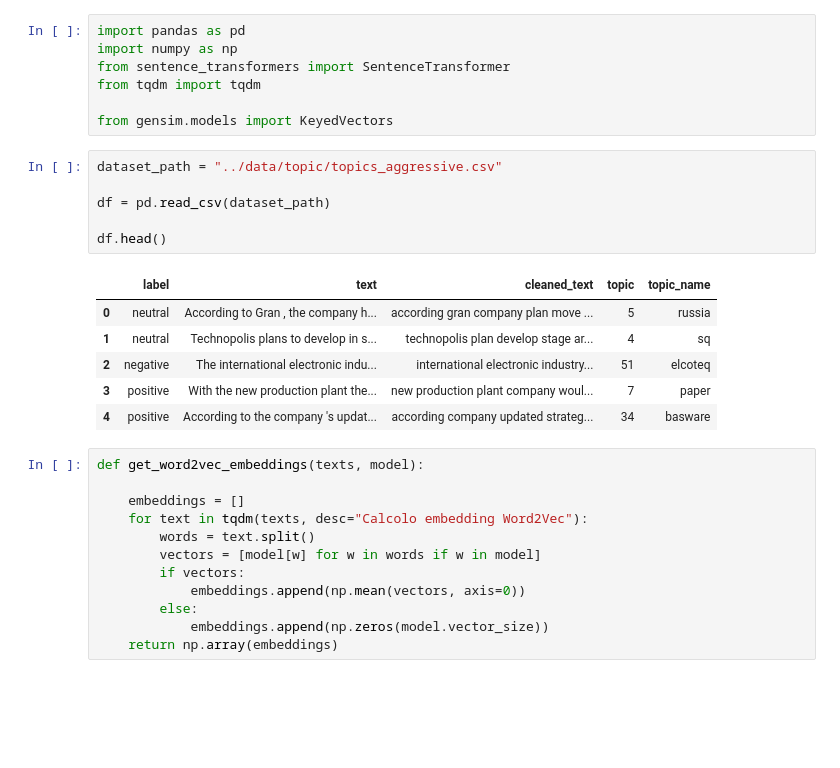
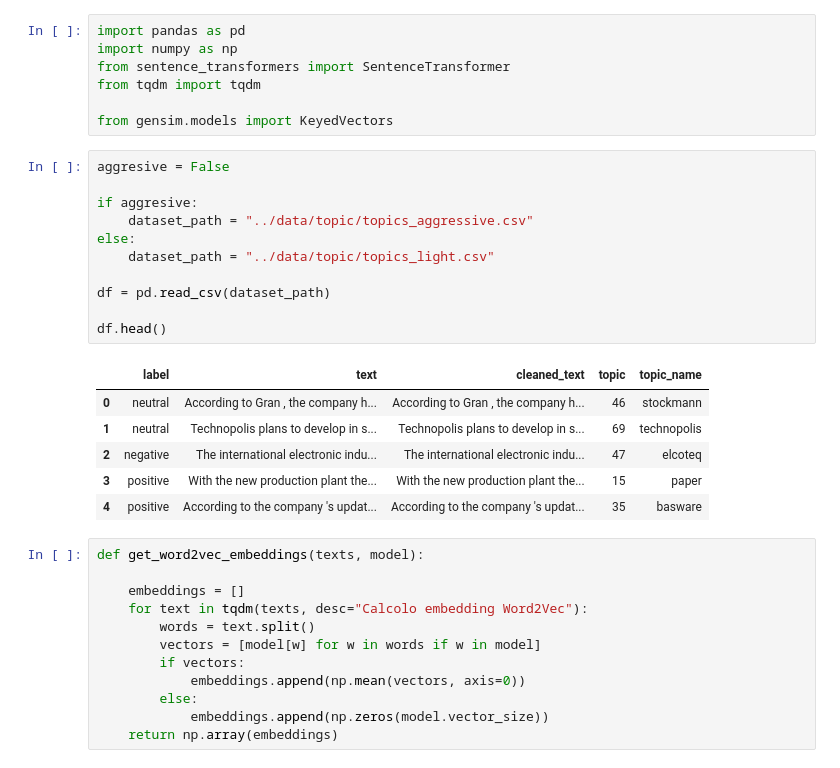
Before and after one commit to IreneGaita/FinSent, a Jupyter notebook: airflow/notebooks/05.generate_embeddings.ipynb, the cells around one changed output. Saved outputs shown, nothing was run; the diff lists cells and outputs as text; blank space fills up the shorter version.

```diff
--- a/airflow/notebooks/05.generate_embeddings.ipynb
+++ b/airflow/notebooks/05.generate_embeddings.ipynb
@@ -6,18 +6,23 @@ from tqdm import tqdm
 
 from gensim.models import KeyedVectors
 # %%
-dataset_path = "../data/topic/topics_aggressive.csv"
+aggresive = False
+
+if aggresive:
+    dataset_path = "../data/topic/topics_aggressive.csv"
+else:
+    dataset_path = "../data/topic/topics_light.csv"
 
 df = pd.read_csv(dataset_path)
 
 df.head()
 # %% [output]
 |  | label | text | cleaned_text | topic | topic_name |
-| 0 | neutral | According to Gran , the company h... | according gran company plan move ... | 5 | russia |
-| 1 | neutral | Technopolis plans to develop in s... | technopolis plan develop stage ar... | 4 | sq |
-| 2 | negative | The international electronic indu... | international electronic industry... | 51 | elcoteq |
-| 3 | positive | With the new production plant the... | new production plant company woul... | 7 | paper |
-| 4 | positive | According to the company 's updat... | according company updated strateg... | 34 | basware |
+| 0 | neutral | According to Gran , the company h... | According to Gran , the company h... | 46 | stockmann |
+| 1 | neutral | Technopolis plans to develop in s... | Technopolis plans to develop in s... | 69 | technopolis |
+| 2 | negative | The international electronic indu... | The international electronic indu... | 47 | elcoteq |
+| 3 | positive | With the new production plant the... | With the new production plant the... | 15 | paper |
+| 4 | positive | According to the company 's updat... | According to the company 's updat... | 35 | basware |
 # %%
 def get_word2vec_embeddings(texts, model):
 
```
Also changed, not shown: parts of 4 cells of this notebook, 5 other files.
